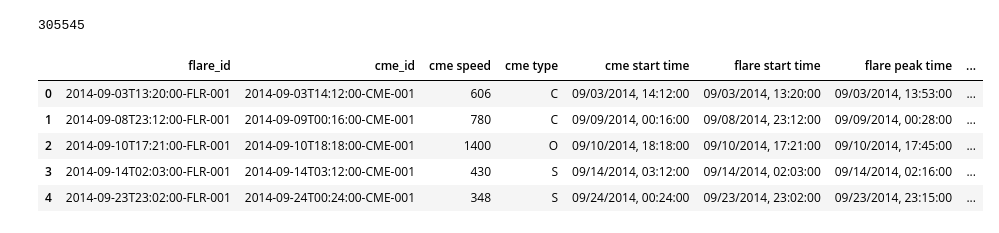
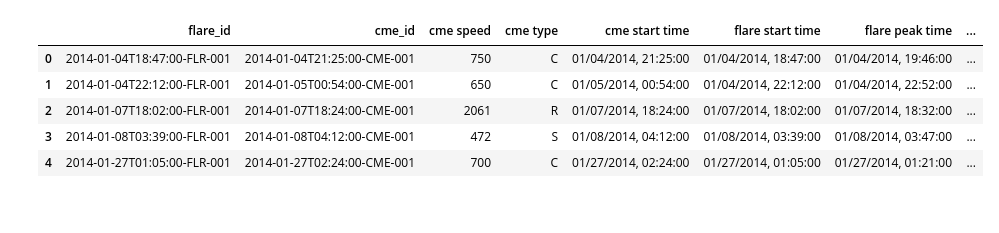
Before and after one commit to rockhound03/Project1, a Jupyter notebook: modules/FlareAPIQueryExample.ipynb, the cells around one changed output. Cells and saved outputs as stored; diff of their text form; code cells hidden in the pictures.

Commit message:
Worked on Stats test and a few graphs

```diff
--- a/modules/FlareAPIQueryExample.ipynb
+++ b/modules/FlareAPIQueryExample.ipynb
@@ -9,6 +12,6 @@ import cme_tools
 # %%
-start_date = "2014-09-01"
-end_date = "2018-02-04"
+start_date = "2001-01-01"
+end_date = "2019-09-30"
 #query_flr_url =f"https://api.nasa.gov/DONKI/FLR?startDate={start_date}&endDate={end_date}&api_key={api_key}"
 # %%
 dont_use_nasa_time_format = False
@@ -123,22 +38,18 @@ flare_cme_combo_test
-# %%
-len(flare_cme_combo_test)
-# %% [output]
-305545
 # %%
 cme_ids = cme_tools.linked_events(flare_alldf.rename(columns={'flare_id':'id'}),'CME')
 flr_ids = cme_tools.linked_events(cme_alldf.rename(columns={'cme_id':'id'}),'FLR')
 both = pd.DataFrame(cme_ids, columns=['flare_id','cme_id'])
 new_df = both.merge(cme_alldf[["cme_id","speed","type","start time"]], on="cme_id", how='left')
 new_df = new_df.rename(columns={"speed":"cme speed","type": "cme type", "start time": "cme start time"})
 full_df = new_df.merge(flare_alldf[["flare_id","start_time(zulu)","peak_time(zulu)","end_time(zulu)","class_type","power(w/m^2)"]],
                       on="flare_id", how="left")
 full_df = full_df.rename(columns={"start_time(zulu)":"flare start time","peak_time(zulu)": "flare peak time",
-                                  "end_time(zulu)":"flare end time","class_type":"flare type","power(w/m^2)":"flare power(w/m^)"})
+                                  "end_time(zulu)":"flare end time","class_type":"flare type","power(w/m^2)":"flare power(w/m^2)"})
 full_df.head()
 # %% [output]
 |  | flare_id | cme_id | cme speed | cme type | cme start time | flare start time | flare peak time | ... |
-| 0 | 2014-09-03T13:20:00-FLR-001 | 2014-09-03T14:12:00-CME-001 | 606 | C | 09/03/2014, 14:12:00 | 09/03/2014, 13:20:00 | 09/03/2014, 13:53:00 | ... |
-| 1 | 2014-09-08T23:12:00-FLR-001 | 2014-09-09T00:16:00-CME-001 | 780 | C | 09/09/2014, 00:16:00 | 09/08/2014, 23:12:00 | 09/09/2014, 00:28:00 | ... |
-| 2 | 2014-09-10T17:21:00-FLR-001 | 2014-09-10T18:18:00-CME-001 | 1400 | O | 09/10/2014, 18:18:00 | 09/10/2014, 17:21:00 | 09/10/2014, 17:45:00 | ... |
-| 3 | 2014-09-14T02:03:00-FLR-001 | 2014-09-14T03:12:00-CME-001 | 430 | S | 09/14/2014, 03:12:00 | 09/14/2014, 02:03:00 | 09/14/2014, 02:16:00 | ... |
-| 4 | 2014-09-23T23:02:00-FLR-001 | 2014-09-24T00:24:00-CME-001 | 348 | S | 09/24/2014, 00:24:00 | 09/23/2014, 23:02:00 | 09/23/2014, 23:15:00 | ... |
+| 0 | 2014-01-04T18:47:00-FLR-001 | 2014-01-04T21:25:00-CME-001 | 750 | C | 01/04/2014, 21:25:00 | 01/04/2014, 18:47:00 | 01/04/2014, 19:46:00 | ... |
+| 1 | 2014-01-04T22:12:00-FLR-001 | 2014-01-05T00:54:00-CME-001 | 650 | C | 01/05/2014, 00:54:00 | 01/04/2014, 22:12:00 | 01/04/2014, 22:52:00 | ... |
+| 2 | 2014-01-07T18:02:00-FLR-001 | 2014-01-07T18:24:00-CME-001 | 2061 | R | 01/07/2014, 18:24:00 | 01/07/2014, 18:02:00 | 01/07/2014, 18:32:00 | ... |
+| 3 | 2014-01-08T03:39:00-FLR-001 | 2014-01-08T04:12:00-CME-001 | 472 | S | 01/08/2014, 04:12:00 | 01/08/2014, 03:39:00 | 01/08/2014, 03:47:00 | ... |
+| 4 | 2014-01-27T01:05:00-FLR-001 | 2014-01-27T02:24:00-CME-001 | 700 | C | 01/27/2014, 02:24:00 | 01/27/2014, 01:05:00 | 01/27/2014, 01:21:00 | ... |
```
Also changed, not shown: parts of 37 cells of this notebook.
